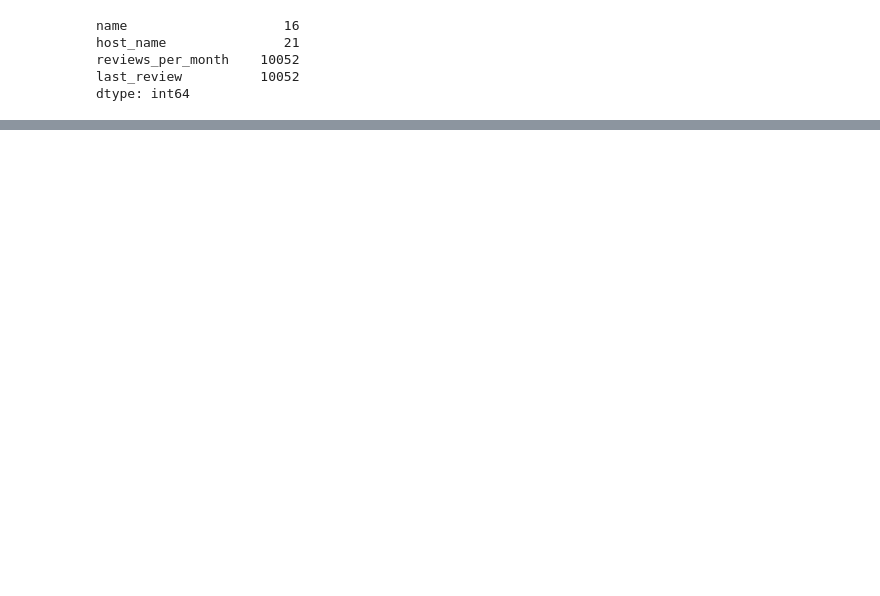
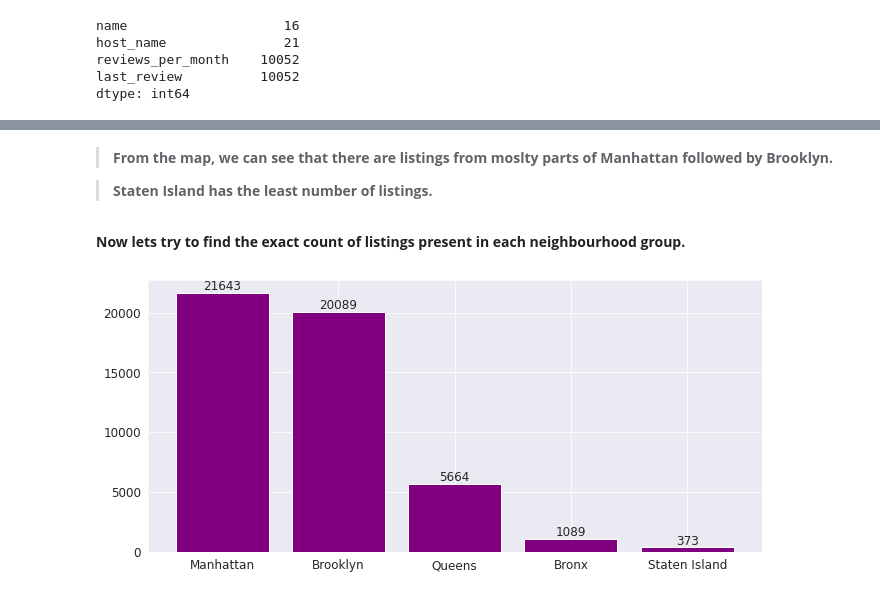
Before and after one commit to RupeshSharma14/Airbnb-Bookings-Analysis, a Jupyter notebook: Airbnb_Bookings_Analysis_Capstone_Project.ipynb, the cells around one changed output, grey strips where cells are left out. Drawn from its saved outputs; the diff is of its cells as text; code cells hidden in the pictures; blank space fills up the shorter version.

```diff
--- a/Airbnb_Bookings_Analysis_Capstone_Project.ipynb
+++ b/Airbnb_Bookings_Analysis_Capstone_Project.ipynb
@@ -595,0 +229,19 @@ sns.scatterplot(x = "latitude", y = "longitude", hue = "neighbourhood", data = s
+# %% [markdown]
+
+
+> **From the map, we can see that there are listings from moslty parts of Manhattan followed by Brooklyn.**
+
+
+> **Staten Island has the least number of listings.**
+# %% [markdown]
+**Now lets try to find the exact count of listings present in each neighbourhood group.**
+# %%
+# Number of listings present in each neighbourhood_group
+
+num_listings_neighbourhood_group = airbnb_df["neighbourhood_group"].value_counts()
+neighbourhood_grp_barplot = plt.bar(x = num_listings_neighbourhood_group.index, height = num_listings_neighbourhood_group.values, color = "purple")
+plt.bar_label(neighbourhood_grp_barplot)
+
+plt.show()
+# %% [output]
+[figure, added]
```
Also changed, not shown: parts of 119 cells of this notebook.
